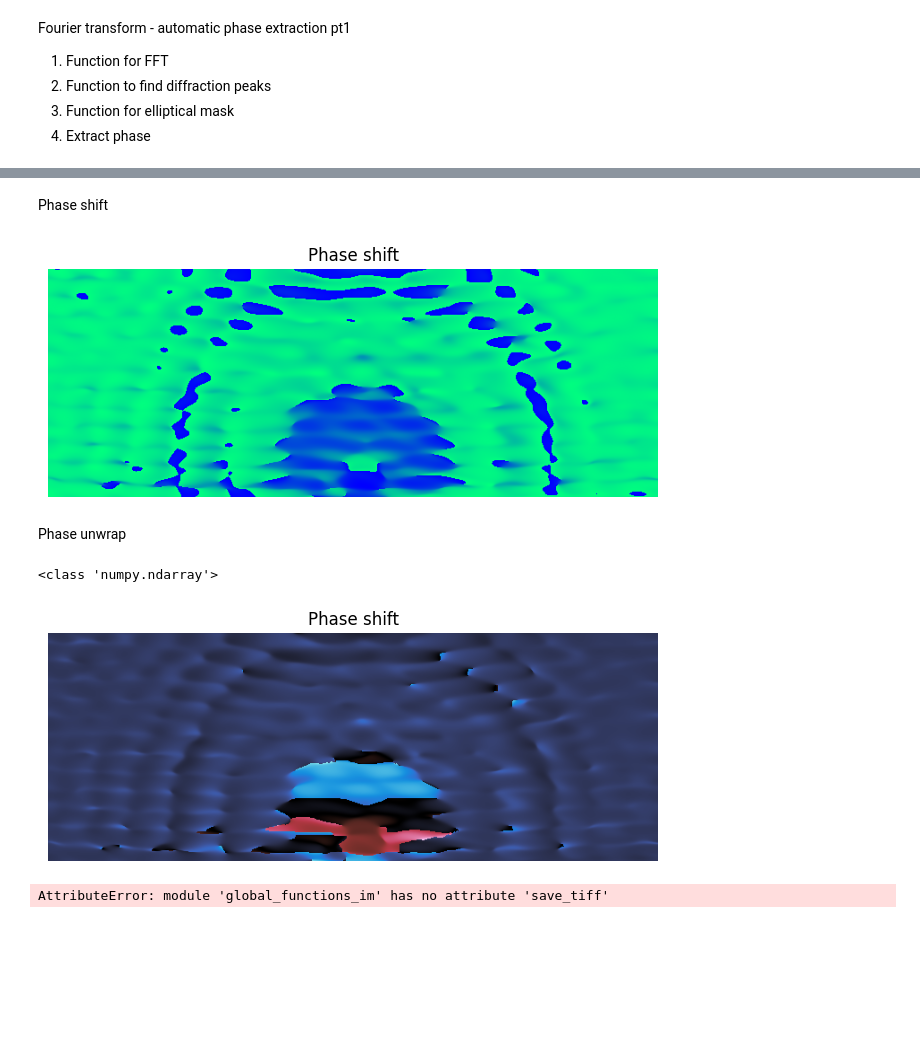
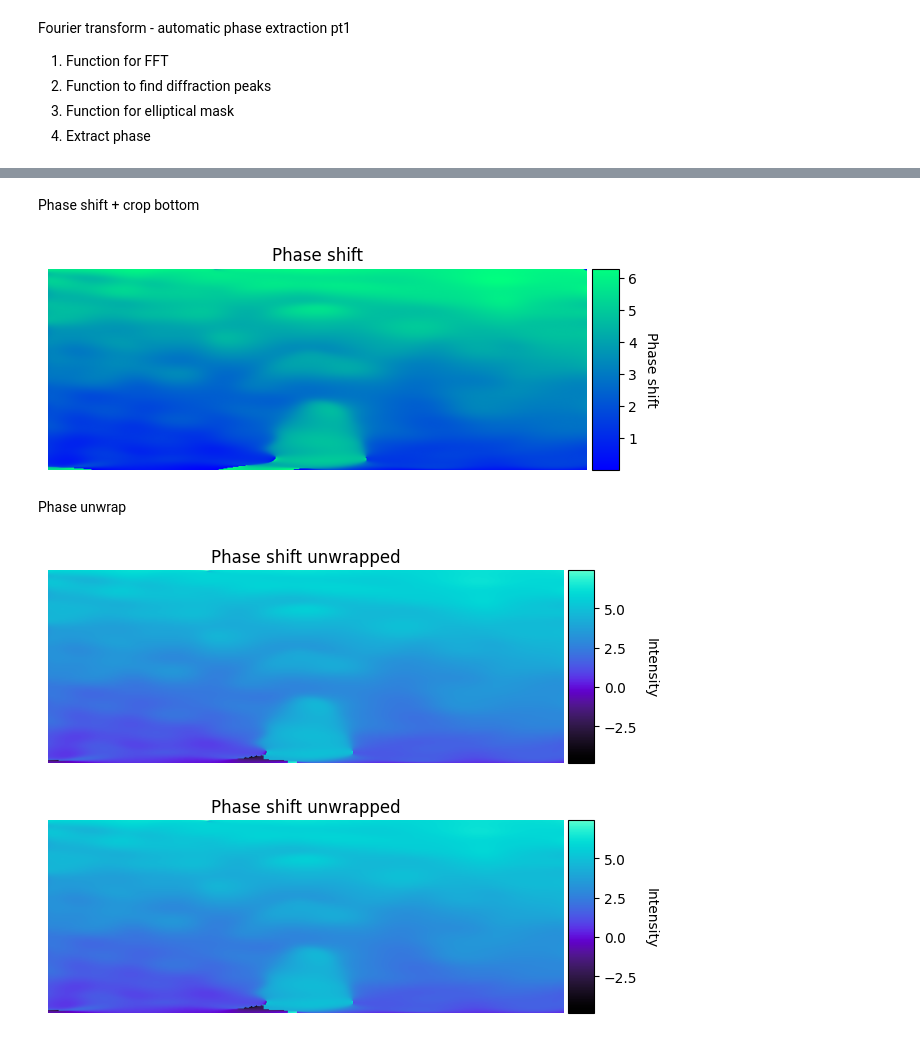
Before and after one commit to josef-codes/Abel-inversion, a Jupyter notebook: src/Phase_shift_extraction_automated.ipynb, the cells around one changed output, grey strips where cells are left out. Cells and saved outputs as stored; diff of their text form; code cells hidden in the pictures; blank space fills up the shorter version.

```diff
--- a/src/Phase_shift_extraction_automated.ipynb
+++ b/src/Phase_shift_extraction_automated.ipynb
@@ -36,23 +40,33 @@ Choosing path
 # %%
 path = constants.base_dir
 folders = global_utils.get_folder_names(path)
-# os.path.join
 folders2 = global_utils.get_folder_names(os.path.join(path, folders[1]))
-folders3 = global_utils.get_folder_names(path + "\\" + folders[1] + "\\" + folders2[0])
-folders4 = global_utils.get_folder_names(path + "\\" + folders[1] + "\\" + folders2[0] + "\\" + folders3[0])
+folders3 = global_utils.get_folder_names(os.path.join(path, folders[1], folders2[1]))
+path4 = os.path.join(path, folders[1], folders2[1], folders3[0])
+folders4 = global_utils.get_folder_names(path4)
 print(folders)
 print(folders2)
 print(folders3)
 print(folders4)
 # files
 print("--- Files ---")
-files_img = global_utils.get_file_names(path + "\\" + folders[1] + "\\" + folders2[0] + "\\" + folders3[1] + "\\" + folders4[0])
-files_ref = global_utils.get_file_names(path + "\\" + folders[1] + "\\" + folders2[0] + "\\" + folders3[0] + "\\" + folders4[9])
-# print(files_img)
-# print(files_ref)
-# path creation
-img_path = path + "\\" + folders[1] + "\\" + folders2[0] + "\\" + folders3[0] + "\\" + folders4[0] + "\\" + files_img[7]
-ref_path = path + "\\" + folders[1] + "\\" + folders2[0] + "\\" + folders3[0] + "\\" + folders4[9] + "\\" + files_ref[0]
+# path_img_files = os.path.join(path4, folders4[1])
+# files_img = global_utils.get_file_names(path_img_files)
+# path_ref_files = os.path.join(path4, folders4[9])
+# files_ref = global_utils.get_file_names(path_ref_files)
+# image path creation
+# img_path = os.path.join(path_img_files, files_img[85]) # 85 - H0_3_28_25\(2) 1000 - 2000 ns\M7_X10.tif
+# ref_path = os.path.join(path_ref_files, files_ref[19]) # 19 - H0_3_28_25\reference x4\REF_X9.tif
+
+# ------ 2090 nm ------
+path_img_files = os.path.join(path4, folders4[1])
+files_img = global_utils.get_file_names(path_img_files)
+img_path = os.path.join(path_img_files, files_img[0]) #
+path_ref_files = os.path.join(path, folders[1], folders2[1], folders3[9])
+files_ref = global_utils.get_file_names(path_ref_files)
+ref_path = os.path.join(path_ref_files, files_ref[1]) #
+
+
 # --- x2 ---
 # files_img = global_utils.get_file_names(path + "\\" + folders[1] + "\\" + folders2[0] + "\\" + folders3[0] + "\\" + folders4[2])
 # img_path = path + "\\" + folders[1] + "\\" + folders2[0] + "\\" + folders3[0] + "\\" + folders4[2] + "\\" + files_img[0]
@@ -254,7 +138,7 @@ plot_two_images(crop_img, crop_ref, title1='crop Image', title2='crop Reference'
 Padding image
 # %%
 p = 15
-padded_img = np.pad(crop_img, pad_width = p, mode = 'wrap') # constant, wrap, symmetric
-padded_ref = np.pad(crop_ref, pad_width = p, mode = 'wrap') # constant, wrap, symmetric
-plot_two_images(padded_img, padded_ref, title1='crop padded Image', title2='crop padded Reference',cmap=colormap)
+padded_img = np.pad(crop_img, pad_width = p, mode = 'constant') # constant, wrap, symmetric
+padded_ref = np.pad(crop_ref, pad_width = p, mode = 'constant') # constant, wrap, symmetric
+global_functions_im.plot_two_images(padded_img, padded_ref, title1='crop padded Image', title2='crop padded Reference',cmap=colormap)
 # %% [output]
@@ -735,26 +298,36 @@ plot_image(phase_map_ref, title='Phase reference', cmap=cmr.arctic) # arctic
 # %% [markdown]
-Phase shift
+Phase shift + crop bottom
 # %%
 phase_shift = phase_map_ref - phase_map_im
 phase_shift = np.mod(phase_shift, 2 * np.pi) # modulo 2pi
 
-plot_image(phase_shift, title='Phase shift', cmap='winter') # arctic
+fig = global_functions_im.plot_image(phase_shift, title='Phase shift', cmap='winter',colorbar_label='Phase shift') # arctic
+# global_utils.save_plot_as_png(r'C:\Users\User\z\Desktop\WUT\Diplomka\ZPRACOVÁNÍ\Data testing\processing_project\Abel-inversion\output\phaseshift_a100_b15_sgm_1.png', fig)
 # %% [output]
-[figure, old version]
+[figure, new version]
 # %% [markdown]
 Phase unwrap
 # %%
 ## --- Phase UNWRAP with step function algorithms ---
 # openCV library
 
-image_unwrapped = unwrap_phase(phase_shift, wrap_around=(False, False))
-print(type(image_unwrapped))
-plot_image(image_unwrapped, title='Phase shift', cmap=cmr.redshift) # prinsenvlag, iceburn, redshift
-global_functions_im.save_tiff(image_unwrapped, r"C:\Users\User\z\Desktop\WUT\Diplomka\ZPRACOVÁNÍ\Data testing\processing_project\Abel-inversion\output\random_test.tiff")
+# image_unwrapped = unwrap_phase(phase_shift, wrap_around=(False, False))
+# image_unwrapped = np.unwrap(np.unwrap(phase_shift, axis=0), axis=1)
+from skimage.restoration import unwrap_phase
+image_unwrapped = unwrap_phase(phase_shift)
+global_functions_im.plot_image(image_unwrapped, title='Phase shift unwrapped', cmap=cmr.cosmic) # prinsenvlag, iceburn, redshift
+# global_functions_im.save_tiff(image_unwrapped, r"C:\Users\User\z\Desktop\WUT\Diplomka\ZPRACOVÁNÍ\Data testing\processing_project\Abel-inversion\output\random_test.jpg")
+
+
+# wrapped_phase is your 2D numpy array in (−π,π]
+#mage_unwrapped = pywrap.unwrap_branch_cut(phase_shift)
+# or for the Poisson solver
+#unwrapped_ls = pywrap.unwrap_least_squares(phase_shift)
+
+#plot_image(image_unwrapped, title='Phase shift', cmap=cmr.redshift) # prinsenvlag, iceburn, redshift
 # %% [output]
-<class 'numpy.ndarray'>
-[figure, old version]
+[figure, new version]
-AttributeError: module 'global_functions_im' has no attribute 'save_tiff'
+[figure, added]
 # %% [markdown]
 Now we select a single row and make an Abel transform. However before that the data needs to get pre-processed. This can go few different ways.
 1. Everything where (r > R) = 0 -> masking out the plasma
```
Also changed, not shown: parts of 12 cells of this notebook, 4 other files.
